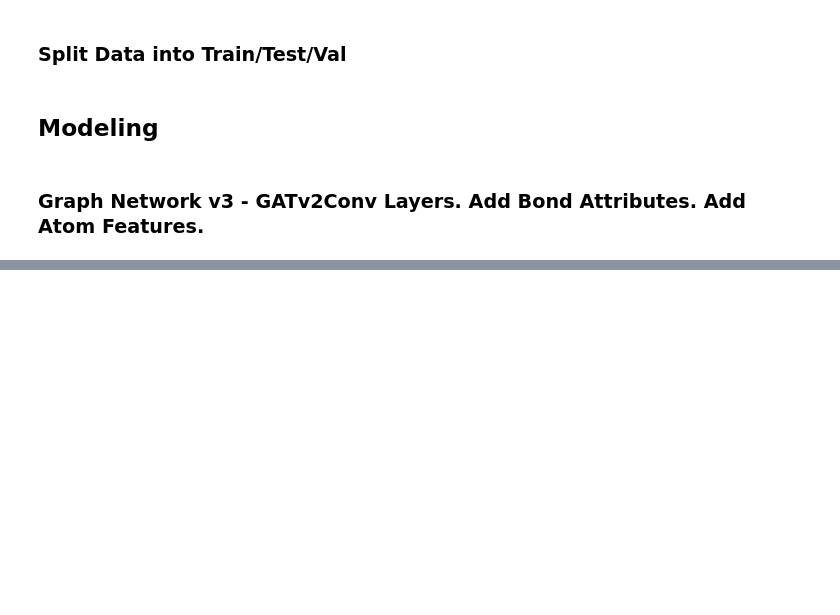
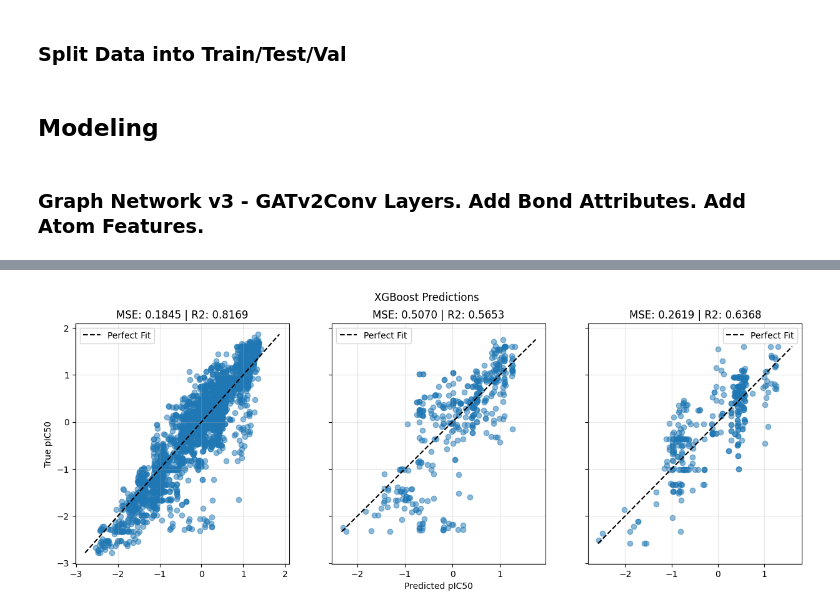
Before and after one commit to Djtrainer/cancer_research, a Jupyter notebook: notebooks/mdm2_breaker_model_eda.ipynb, the cells around one changed output, grey strips where cells are left out. Drawn from its saved outputs; the diff is of its cells as text; code cells hidden in the pictures; blank space fills up the shorter version.

```diff
--- a/notebooks/mdm2_breaker_model_eda.ipynb
+++ b/notebooks/mdm2_breaker_model_eda.ipynb
@@ -1782,0 +757,9 @@ Base Score: -0.7737
+# %%
+plot_xgboost_predictions(
+    pred_train_mse_tuple=(y_pred_train, y_train, mse_train),
+    pred_val_mse_tuple=(y_pred_val, y_val, mse_val),
+    pred_test_mse_tuple=(y_pred_test, y_test, mse_test),
+)
+del xgb_model, y_pred_train, y_pred_val, y_pred_test, mse_train, mse_val, mse_test
+# %% [output]
+[figure, added]
```
Also changed, not shown: parts of 35 cells of this notebook.
